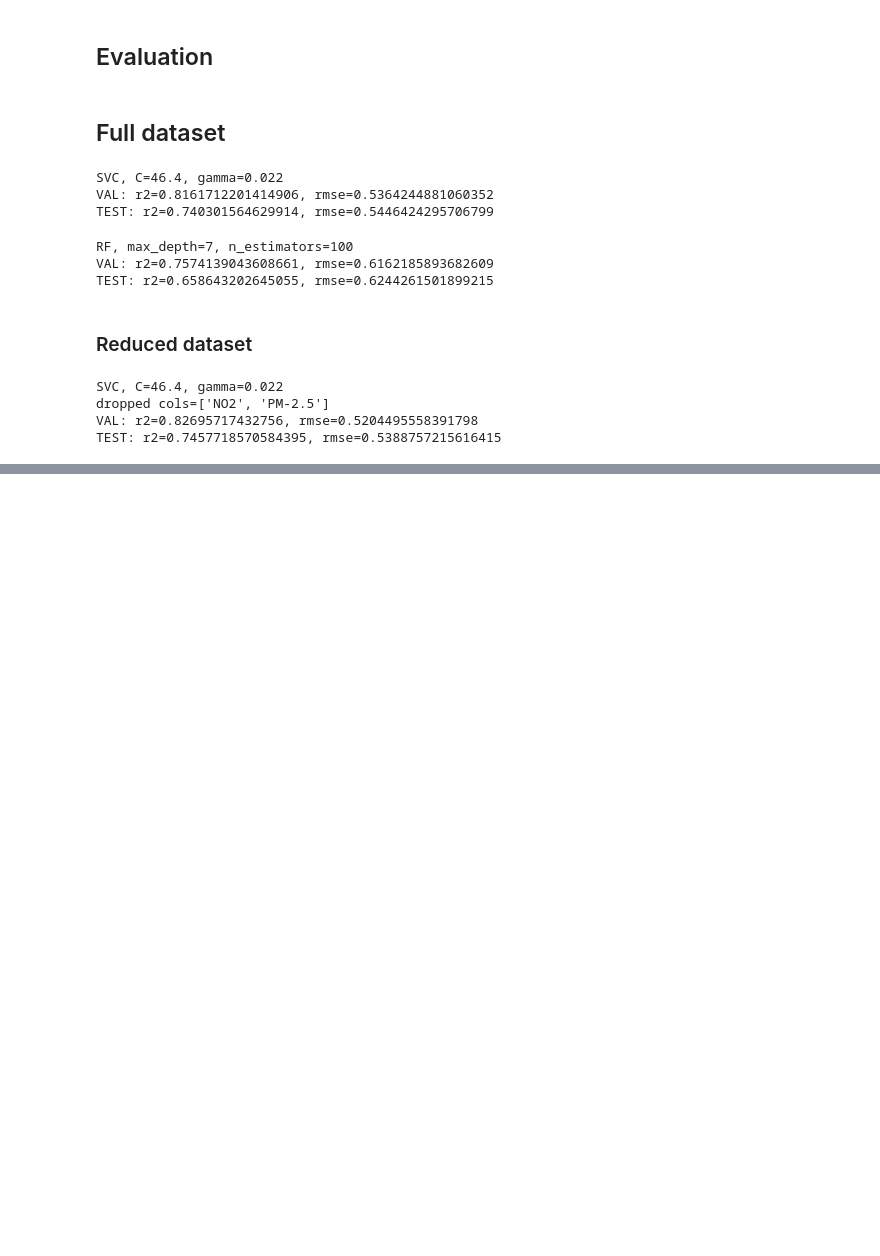
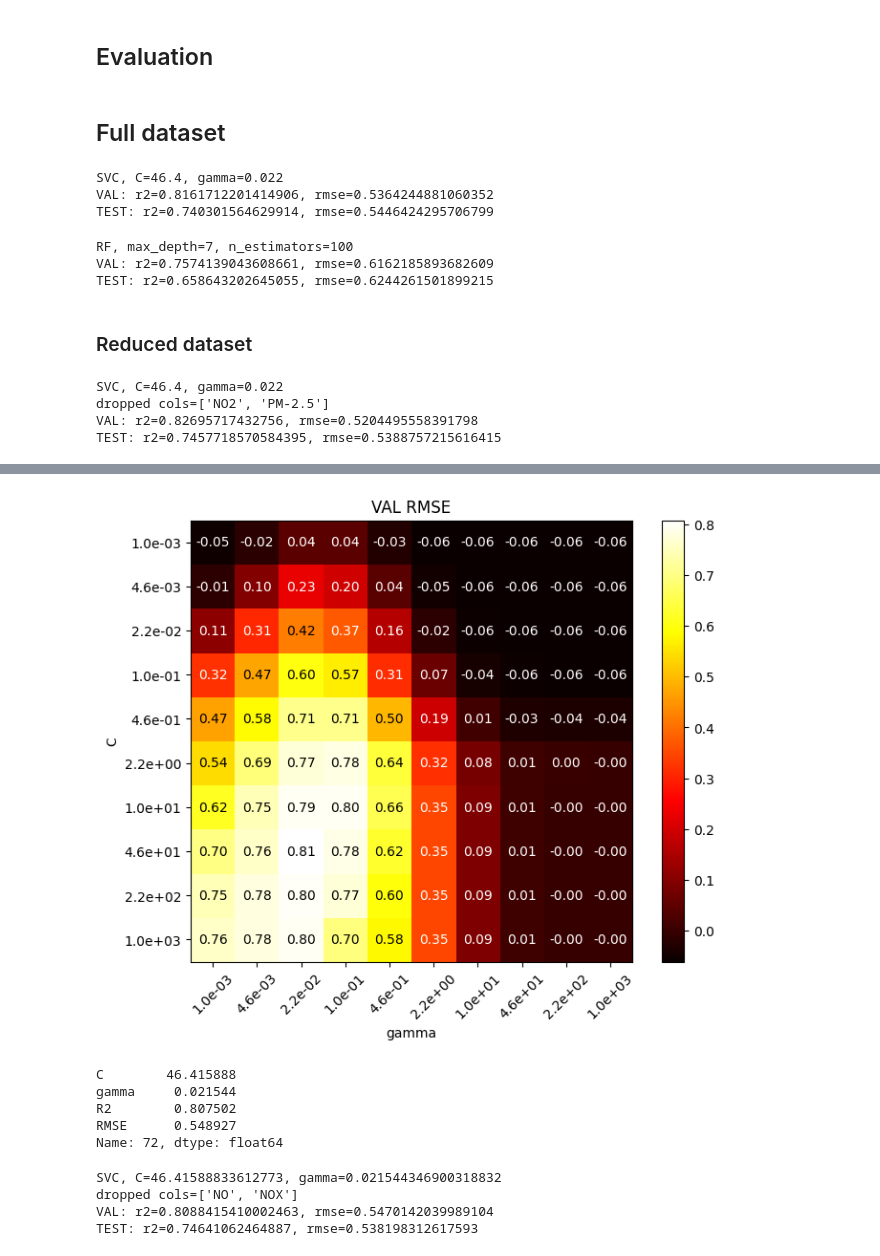
Before and after one commit to M3lo00/TOML_Homeworks, a Jupyter notebook: Homework3-4/model_training.ipynb, the cells around one changed output, grey strips where cells are left out. Cells and saved outputs as stored; diff of their text form; code cells hidden in the pictures; blank space fills up the shorter version.

```diff
--- a/Homework3-4/model_training.ipynb
+++ b/Homework3-4/model_training.ipynb
@@ -648,0 +783,17 @@ TEST: r2=0.7022445965373612, rmse=0.5831853834587083
+# %%
+res = []
+for C in np.logspace(start=-3, stop=3, num=10, base=10, endpoint=True):
+    for gamma in np.logspace(start=-3, stop=3, num=10, base=10, endpoint=True):
+        clf = SVR(kernel='rbf', gamma=gamma, C=C)
+        scaler = StandardScaler()
+        clf.fit(scaler.fit_transform(x_train.drop(columns=['CO', 'NO', 'NOX'])), y_train)
+        r2 = clf.score(scaler.transform(x_val.drop(columns=['CO', 'NO', 'NOX'])), y_val)
+        y_hat = clf.predict(scaler.transform(x_val.drop(columns=['CO', 'NO', 'NOX'])))
+        rmse = metrics.mean_squared_error(y_val, y_hat, squared=False)
+        print(f'{C=}, {gamma=}, {r2=}, {rmse=}')
+        res.append({
+            'C': C,
+            'gamma': gamma,
+            'R2': r2,
+            'RMSE': rmse,
+        })
@@ -648,0 +818,3 @@ TEST: r2=0.7022445965373612, rmse=0.5831853834587083
+# %%
+heatmap_data = pd.DataFrame(res).pivot(index='C', columns='gamma', values='R2')
+heatmap_data
@@ -648,0 +834,37 @@ TEST: r2=0.7022445965373612, rmse=0.5831853834587083
+# %%
+p_range = np.logspace(start=-3, stop=3, num=10, base=10, endpoint=True)
+p_range_str = [f'{p:.1e}' for p in p_range]
+
+fig, ax = plt.subplots(figsize=(8,6))
+
+heatmap = ax.imshow(
+    heatmap_data,
+    interpolation="nearest",
+    cmap=plt.cm.hot,
+)
+
+data = heatmap_data.values
+for i in range(data.shape[0]):
+    for j in range(data.shape[1]):
+        c = 'black' if data[i, j] >= 0.4 else 'white'
+        ax.text(j, i, f'{data[i, j]:.2f}', ha='center', va='center', color=c, fontsize=10)
+
+
+ax.set_xlabel("gamma")
+ax.set_ylabel("C")
+plt.colorbar(heatmap, ax=ax)
+ax.set_xticks(np.arange(len(p_range)), p_range_str, rotation=45)
+ax.set_yticks(np.arange(len(p_range)), p_range_str)
+plt.title("VAL RMSE")
+plt.show()
+# %% [output]
+[figure, added]
+# %%
+df = pd.DataFrame(res)
+df.iloc[df.R2.argmax()]
+# %% [output]
+C        46.415888
+gamma     0.021544
+R2        0.807502
+RMSE      0.548927
+Name: 72, dtype: float64
@@ -648,0 +875,10 @@ TEST: r2=0.7022445965373612, rmse=0.5831853834587083
+# %%
+print(f'SVC, {C=}, {gamma=}')
+clf = SVR(C=C, gamma=gamma, kernel='rbf')
+
+_test(clf, ['NO', 'NOX'])
+# %% [output]
+SVC, C=46.41588833612773, gamma=0.021544346900318832
+dropped cols=['NO', 'NOX']
+VAL: r2=0.8088415410002463, rmse=0.5470142039989104
+TEST: r2=0.74641062464887, rmse=0.538198312617593
```
Also changed, not shown: parts of 13 cells of this notebook.
